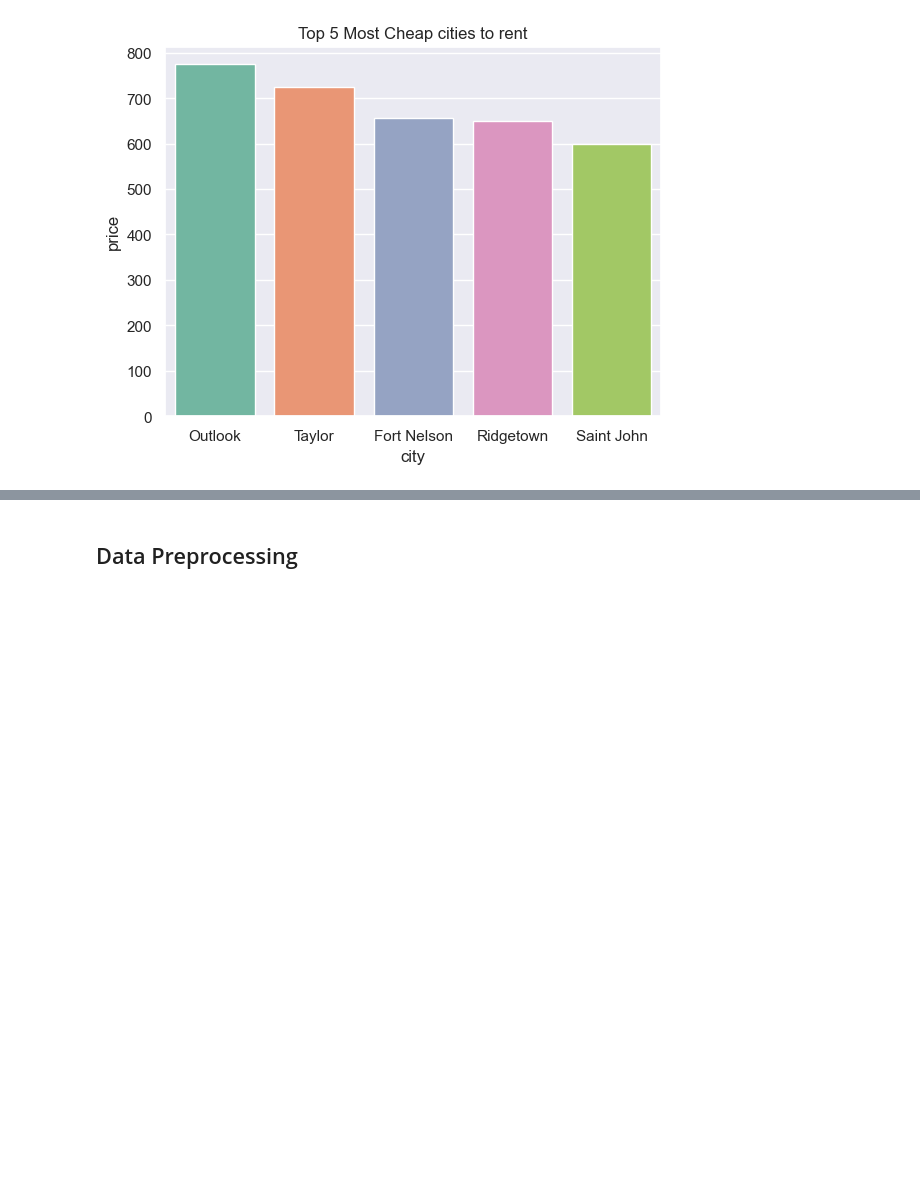
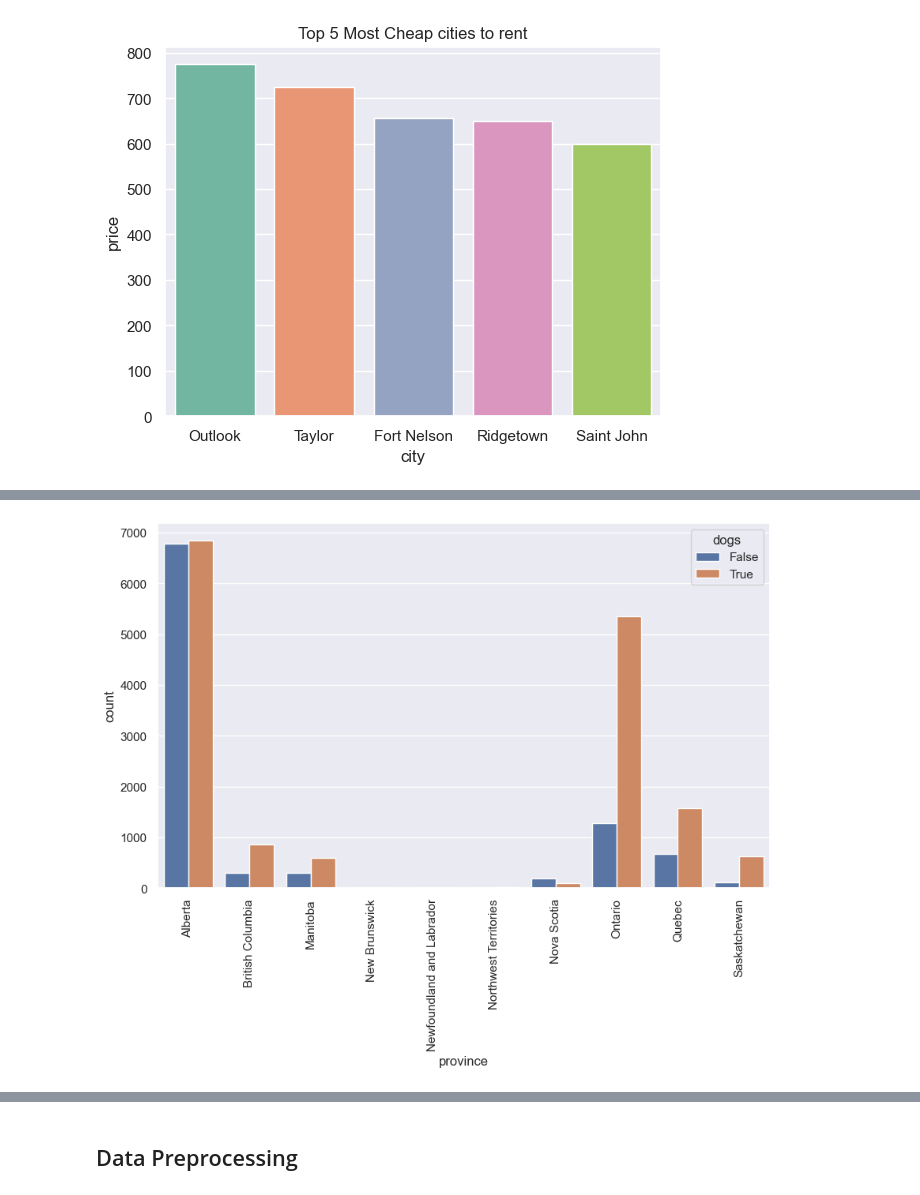
Before and after one commit to angeljanellp/Canadian-Rent-model, a Jupyter notebook: Canadian rent in 2024.ipynb, the cells around one changed output, grey strips where cells are left out. Saved outputs shown, nothing was run; the diff lists cells and outputs as text; code cells hidden in the pictures; blank space fills up the shorter version.

```diff
--- a/Canadian rent in 2024.ipynb
+++ b/Canadian rent in 2024.ipynb
@@ -160,0 +155,3 @@ Text(0.5, 1.0, 'Top 5 Most Cheap cities to rent')
+# %%
+dogs=df.groupby('province')['dogs'].value_counts().reset_index()
+dogs
@@ -160,0 +176,7 @@ Text(0.5, 1.0, 'Top 5 Most Cheap cities to rent')
+# %%
+plt.figure(figsize=[10,6])
+sns.barplot(dogs, x='province', y='count', hue='dogs')
+plt.xticks(rotation='vertical')
+plt.show()
+# %% [output]
+[figure, added]
```
Also changed, not shown: parts of 94 cells of this notebook.
